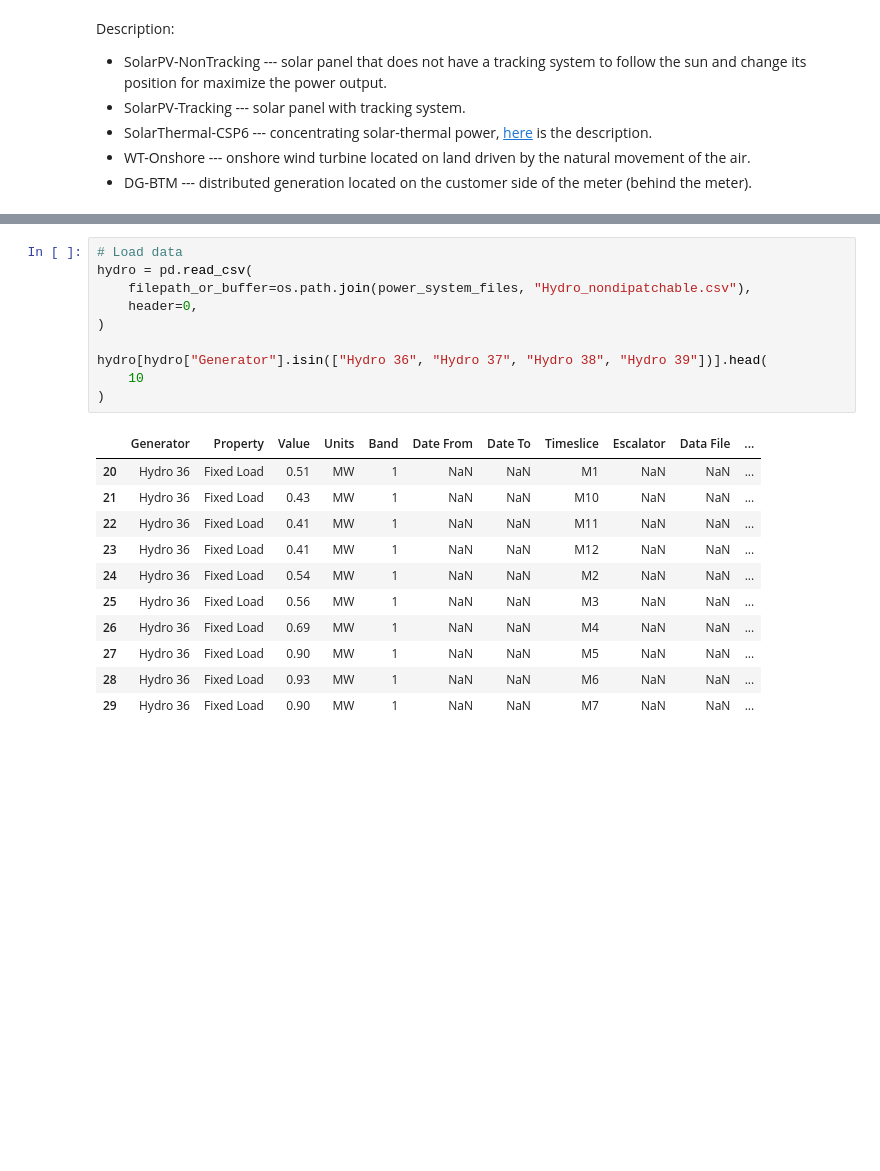
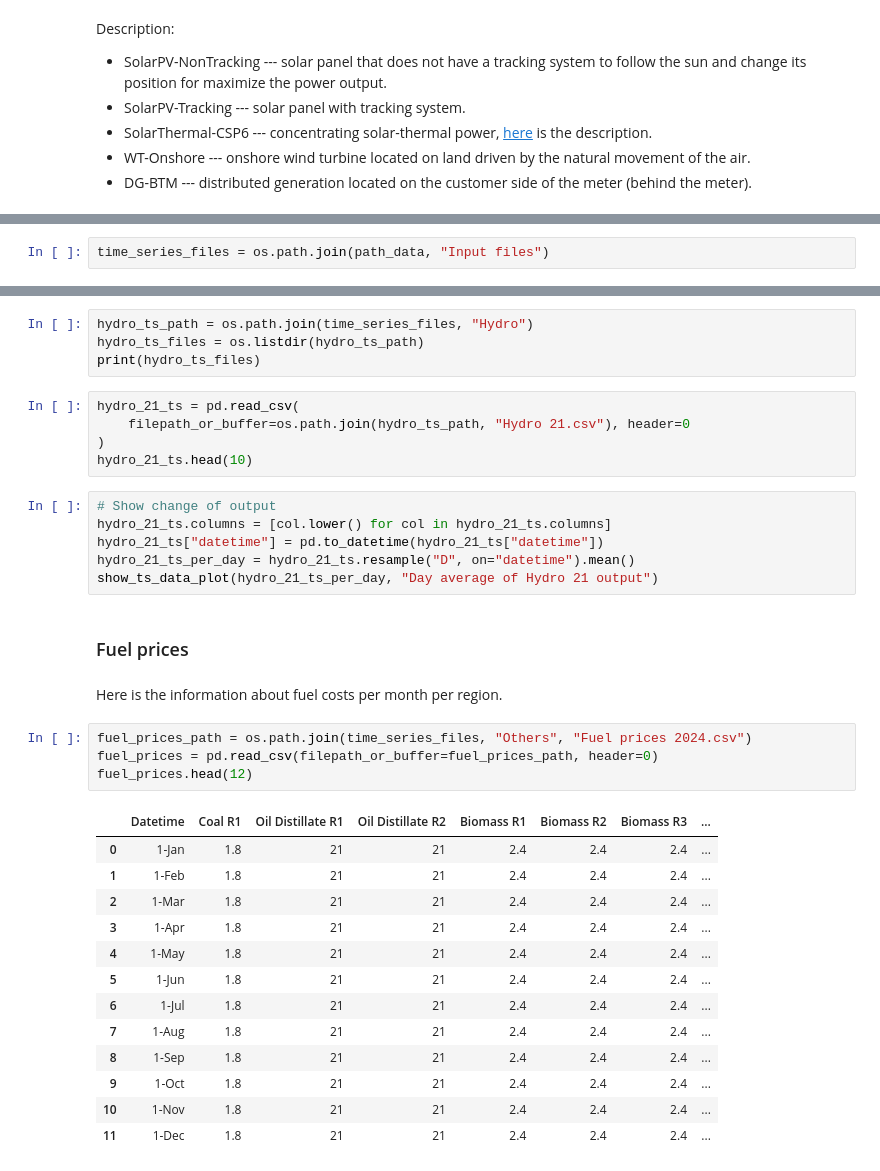
Before and after one commit to evgenytsydenov/ieee118_power_flow_data, a Jupyter notebook: notebooks/explore_nrel118_data.ipynb, the cells around one changed output, grey strips where cells are left out. Drawn from its saved outputs; the diff is of its cells as text; blank space fills up the shorter version.

Commit message:
Add: explore time-series nrel118 data

```diff
--- a/notebooks/observe_nrel118_data.ipynb
+++ b/notebooks/explore_nrel118_data.ipynb
@@ -301,0 +335,2 @@ Description:
+# %%
+time_series_files = os.path.join(path_data, "Input files")
@@ -308,22 +418,37 @@ This dataset contains fixed load information per month for Hydro 36-39.
+# %%
+hydro_ts_path = os.path.join(time_series_files, "Hydro")
+hydro_ts_files = os.listdir(hydro_ts_path)
+print(hydro_ts_files)
 # %%
-# Load data
-hydro = pd.read_csv(
-    filepath_or_buffer=os.path.join(power_system_files, "Hydro_nondipatchable.csv"),
-    header=0,
+hydro_21_ts = pd.read_csv(
+    filepath_or_buffer=os.path.join(hydro_ts_path, "Hydro 21.csv"), header=0
 )
-
-hydro[hydro["Generator"].isin(["Hydro 36", "Hydro 37", "Hydro 38", "Hydro 39"])].head(
-    10
-)
+hydro_21_ts.head(10)
-# %% [output]
-|  | Generator | Property | Value | Units | Band | Date From | Date To | Timeslice | Escalator | Data File | ... |
-| 20 | Hydro 36 | Fixed Load | 0.51 | MW | 1 | NaN | NaN | M1 | NaN | NaN | ... |
-| 21 | Hydro 36 | Fixed Load | 0.43 | MW | 1 | NaN | NaN | M10 | NaN | NaN | ... |
-| 22 | Hydro 36 | Fixed Load | 0.41 | MW | 1 | NaN | NaN | M11 | NaN | NaN | ... |
-| 23 | Hydro 36 | Fixed Load | 0.41 | MW | 1 | NaN | NaN | M12 | NaN | NaN | ... |
-| 24 | Hydro 36 | Fixed Load | 0.54 | MW | 1 | NaN | NaN | M2 | NaN | NaN | ... |
-| 25 | Hydro 36 | Fixed Load | 0.56 | MW | 1 | NaN | NaN | M3 | NaN | NaN | ... |
-| 26 | Hydro 36 | Fixed Load | 0.69 | MW | 1 | NaN | NaN | M4 | NaN | NaN | ... |
-| 27 | Hydro 36 | Fixed Load | 0.90 | MW | 1 | NaN | NaN | M5 | NaN | NaN | ... |
-| 28 | Hydro 36 | Fixed Load | 0.93 | MW | 1 | NaN | NaN | M6 | NaN | NaN | ... |
-| 29 | Hydro 36 | Fixed Load | 0.90 | MW | 1 | NaN | NaN | M7 | NaN | NaN | ... |
+# %%
+# Show change of output
+hydro_21_ts.columns = [col.lower() for col in hydro_21_ts.columns]
+hydro_21_ts["datetime"] = pd.to_datetime(hydro_21_ts["datetime"])
+hydro_21_ts_per_day = hydro_21_ts.resample("D", on="datetime").mean()
+show_ts_data_plot(hydro_21_ts_per_day, "Day average of Hydro 21 output")
+# %% [markdown]
+### Fuel prices
+# %% [markdown]
+Here is the information about fuel costs per month per region.
+# %%
+fuel_prices_path = os.path.join(time_series_files, "Others", "Fuel prices 2024.csv")
+fuel_prices = pd.read_csv(filepath_or_buffer=fuel_prices_path, header=0)
+fuel_prices.head(12)
+# %% [output]
+|  | Datetime | Coal R1 | Oil Distillate R1 | Oil Distillate R2 | Biomass R1 | Biomass R2 | Biomass R3 | ... |
+| 0 | 1-Jan | 1.8 | 21 | 21 | 2.4 | 2.4 | 2.4 | ... |
+| 1 | 1-Feb | 1.8 | 21 | 21 | 2.4 | 2.4 | 2.4 | ... |
+| 2 | 1-Mar | 1.8 | 21 | 21 | 2.4 | 2.4 | 2.4 | ... |
+| 3 | 1-Apr | 1.8 | 21 | 21 | 2.4 | 2.4 | 2.4 | ... |
+| 4 | 1-May | 1.8 | 21 | 21 | 2.4 | 2.4 | 2.4 | ... |
+| 5 | 1-Jun | 1.8 | 21 | 21 | 2.4 | 2.4 | 2.4 | ... |
+| 6 | 1-Jul | 1.8 | 21 | 21 | 2.4 | 2.4 | 2.4 | ... |
+| 7 | 1-Aug | 1.8 | 21 | 21 | 2.4 | 2.4 | 2.4 | ... |
+| 8 | 1-Sep | 1.8 | 21 | 21 | 2.4 | 2.4 | 2.4 | ... |
+| 9 | 1-Oct | 1.8 | 21 | 21 | 2.4 | 2.4 | 2.4 | ... |
+| 10 | 1-Nov | 1.8 | 21 | 21 | 2.4 | 2.4 | 2.4 | ... |
+| 11 | 1-Dec | 1.8 | 21 | 21 | 2.4 | 2.4 | 2.4 | ... |
```
Also changed, not shown: parts of 41 cells of this notebook.
